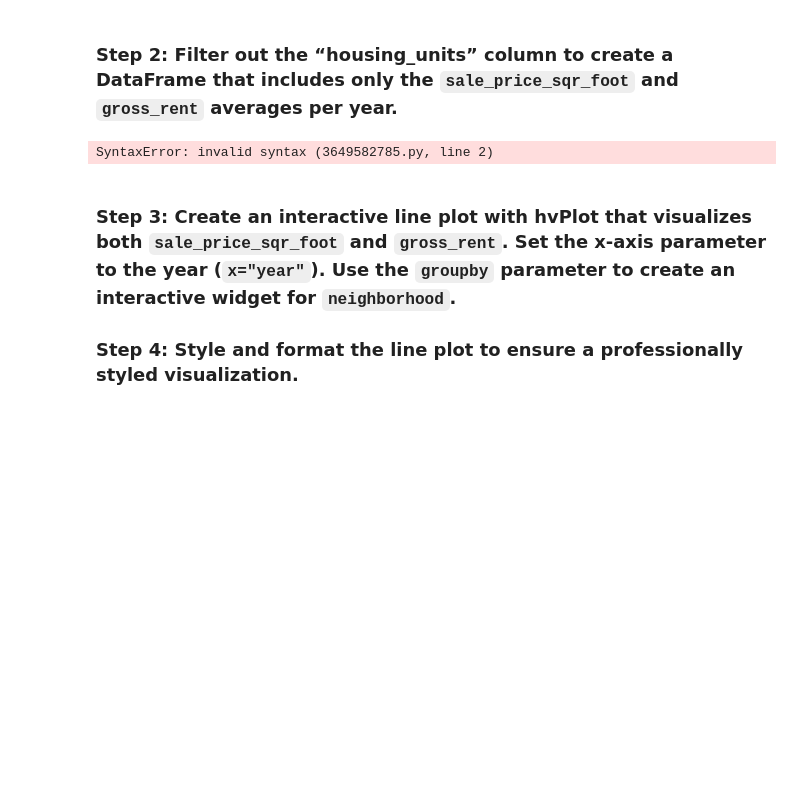
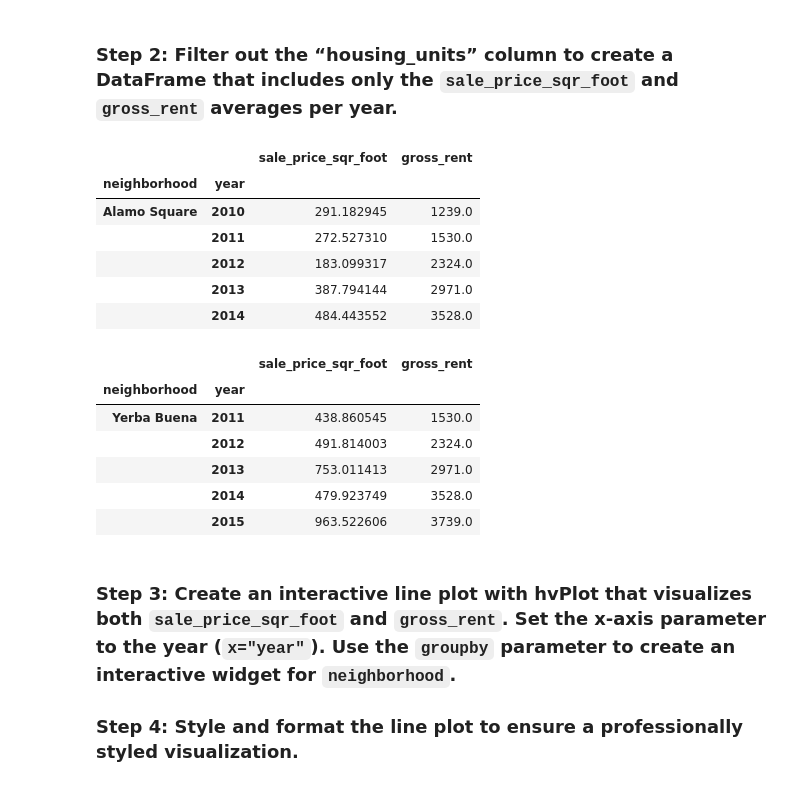
Before and after one commit to jeffreycrabill/challenge6, a Jupyter notebook: san_francisco_housing.ipynb, the cells around one changed output. Saved outputs shown, nothing was run; the diff lists cells and outputs as text; code cells hidden in the pictures; blank space fills up the shorter version.

```diff
--- a/san_francisco_housing.ipynb
+++ b/san_francisco_housing.ipynb
@@ -357,13 +358,26 @@ prices_by_year_by_neighborhood
 ### Step 2: Filter out the “housing_units” column to create a DataFrame that includes only the `sale_price_sqr_foot` and `gross_rent` averages per year.
 # %%
 # Filter out the housing_units
-prices_by_year_by_neighborhood = # YOUR CODE HERE
+prices_by_year_by_neighborhood = prices_by_year_by_neighborhood.drop(columns='housing_units')
 
 # Review the first and last five rows of the DataFrame
-# YOUR CODE HERE
-# YOUR CODE HERE
+display(prices_by_year_by_neighborhood.head())
+display(prices_by_year_by_neighborhood.tail())
 # %% [output]
-SyntaxError: invalid syntax (3649582785.py, line 2)
+|  |  | sale_price_sqr_foot | gross_rent |
+| neighborhood | year |  |  |
+| Alamo Square | 2010 | 291.182945 | 1239.0 |
+|  | 2011 | 272.527310 | 1530.0 |
+|  | 2012 | 183.099317 | 2324.0 |
+|  | 2013 | 387.794144 | 2971.0 |
+|  | 2014 | 484.443552 | 3528.0 |
+|  |  | sale_price_sqr_foot | gross_rent |
+| neighborhood | year |  |  |
+| Yerba Buena | 2011 | 438.860545 | 1530.0 |
+|  | 2012 | 491.814003 | 2324.0 |
+|  | 2013 | 753.011413 | 2971.0 |
+|  | 2014 | 479.923749 | 3528.0 |
+|  | 2015 | 963.522606 | 3739.0 |
 # %% [markdown]
 ### Step 3: Create an interactive line plot with hvPlot that visualizes both `sale_price_sqr_foot` and `gross_rent`. Set the x-axis parameter to the year (`x="year"`). Use the `groupby` parameter to create an interactive widget for `neighborhood`.
 
```
Also changed, not shown: parts of 5 cells of this notebook.
